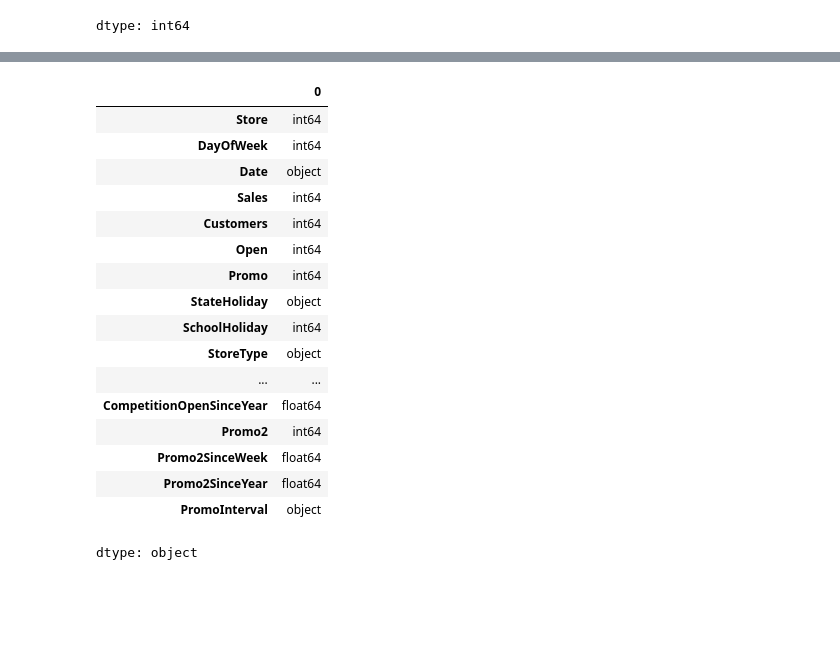
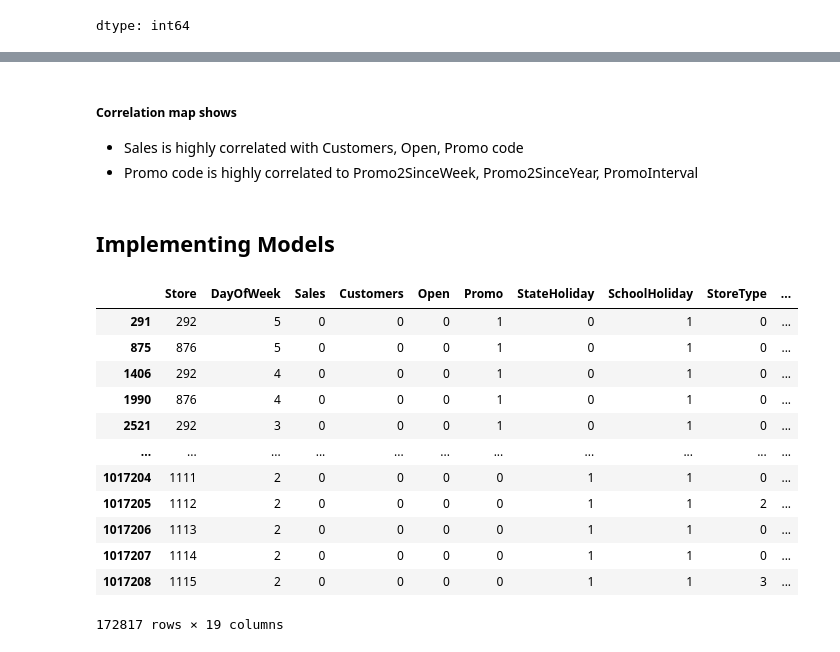
Before and after one commit to Nmn99/Advance-Regression, a Jupyter notebook: rossman_sales_prediction.ipynb, the cells around one changed output, grey strips where cells are left out. Cells and saved outputs as stored; diff of their text form; code cells hidden in the pictures; blank space fills up the shorter version.

```diff
--- a/rossman_sales_prediction.ipynb
+++ b/rossman_sales_prediction.ipynb
@@ -496,37 +481,0 @@ combined_data.head()
-# %%
-# prompt: combined_ is null
-
-import pandas as pd
-import numpy as np
-import seaborn as sns
-import matplotlib.pyplot as plt
-from google.colab import drive
-# importing necessary libraries
-
-drive.mount('/content/drive')
-# This is the data which contains store details
-store_details = pd.read_csv("/content/drive/MyDrive/data.zip (Unzipped Files)/store.csv")
-# Our Train data
-train_data = pd.read_csv("/content/drive/MyDrive/data.zip (Unzipped Files)/train.csv")
-
-# merged our train data and store details data based on store number to get complete info for each store
-combined_data = pd.merge(train_data, store_details, on='Store', how='left') # Use a left merge to avoid losing data
-
-# Check for null values after the merge
-print(combined_data.isnull().sum())
-
-
-# Fill NaN values in 'CompetitionOpenSinceMonth' and 'CompetitionOpenSinceYear' with the mean
-combined_data['CompetitionOpenSinceMonth'].fillna(combined_data['CompetitionOpenSinceMonth'].mean(), inplace=True)
-combined_data['CompetitionOpenSinceYear'].fillna(combined_data['CompetitionOpenSinceYear'].mean(), inplace=True)
-
-# Fill NaN values in 'Promo2SinceWeek', 'Promo2SinceYear', and 'PromoInterval' with the mode
-for column in ['Promo2SinceWeek', 'Promo2SinceYear']:
-    combined_data[column].fillna(combined_data[column].mode()[0], inplace=True)
-
-combined_data['PromoInterval'].fillna(combined_data['PromoInterval'].mode()[0], inplace=True)
-
-# Fill NaN values in 'CompetitionDistance' with the mean
-combined_data['CompetitionDistance'].fillna(combined_data['CompetitionDistance'].mean(), inplace=True)
-
-print(combined_data.isnull().sum())
@@ -604,0 +554,3 @@ print(combined_data['StateHoliday'].unique())
+# %%
+combined_data['StateHoliday'] = pd.to_numeric(combined_data['StateHoliday'])
+combined_data['PromoInterval'] = pd.to_numeric(combined_data['PromoInterval'])
@@ -605,23 +563,23 @@ print(combined_data['StateHoliday'].unique())
+# %% [markdown]
+##### Correlation map shows
+* Sales is highly correlated with Customers, Open, Promo code
+* Promo code is highly correlated to Promo2SinceWeek, Promo2SinceYear, PromoInterval
+# %% [markdown]
+## Implementing Models
 # %%
-# prompt: data tyes in combined_data
 
-combined_data.dtypes
+combined_data[combined_data['Open']==0]
 # %% [output]
-|  | 0 |
-| Store | int64 |
-| DayOfWeek | int64 |
-| Date | object |
-| Sales | int64 |
-| Customers | int64 |
-| Open | int64 |
-| Promo | int64 |
-| StateHoliday | object |
-| SchoolHoliday | int64 |
-| StoreType | object |
-| ... | ... |
-| CompetitionOpenSinceYear | float64 |
-| Promo2 | int64 |
-| Promo2SinceWeek | float64 |
-| Promo2SinceYear | float64 |
-| PromoInterval | object |
+|  | Store | DayOfWeek | Sales | Customers | Open | Promo | StateHoliday | SchoolHoliday | StoreType | ... |
+| 291 | 292 | 5 | 0 | 0 | 0 | 1 | 0 | 1 | 0 | ... |
+| 875 | 876 | 5 | 0 | 0 | 0 | 1 | 0 | 1 | 0 | ... |
+| 1406 | 292 | 4 | 0 | 0 | 0 | 1 | 0 | 1 | 0 | ... |
+| 1990 | 876 | 4 | 0 | 0 | 0 | 1 | 0 | 1 | 0 | ... |
+| 2521 | 292 | 3 | 0 | 0 | 0 | 1 | 0 | 1 | 0 | ... |
+| ... | ... | ... | ... | ... | ... | ... | ... | ... | ... | ... |
+| 1017204 | 1111 | 2 | 0 | 0 | 0 | 0 | 1 | 1 | 0 | ... |
+| 1017205 | 1112 | 2 | 0 | 0 | 0 | 0 | 1 | 1 | 2 | ... |
+| 1017206 | 1113 | 2 | 0 | 0 | 0 | 0 | 1 | 1 | 0 | ... |
+| 1017207 | 1114 | 2 | 0 | 0 | 0 | 0 | 1 | 1 | 0 | ... |
+| 1017208 | 1115 | 2 | 0 | 0 | 0 | 0 | 1 | 1 | 3 | ... |
-dtype: object
+172817 rows × 19 columns
```
Also changed, not shown: parts of 104 cells of this notebook.
